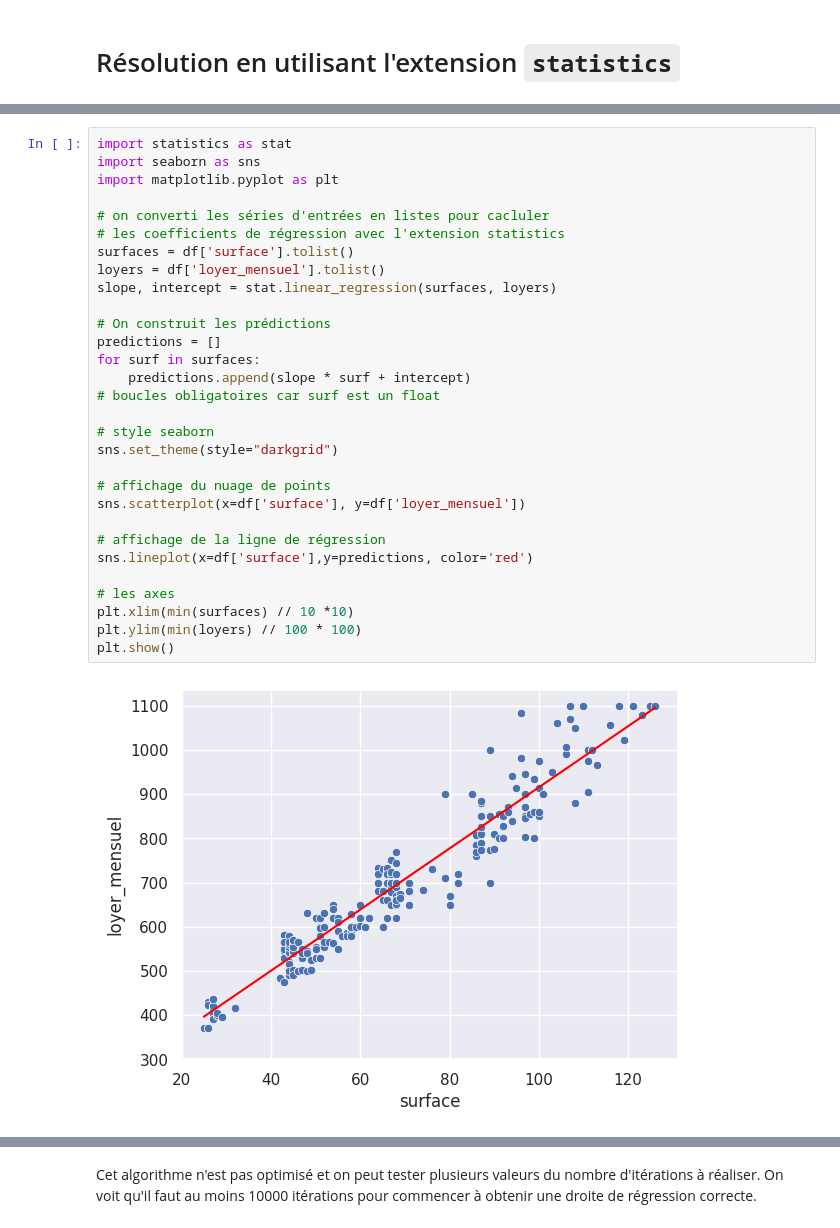
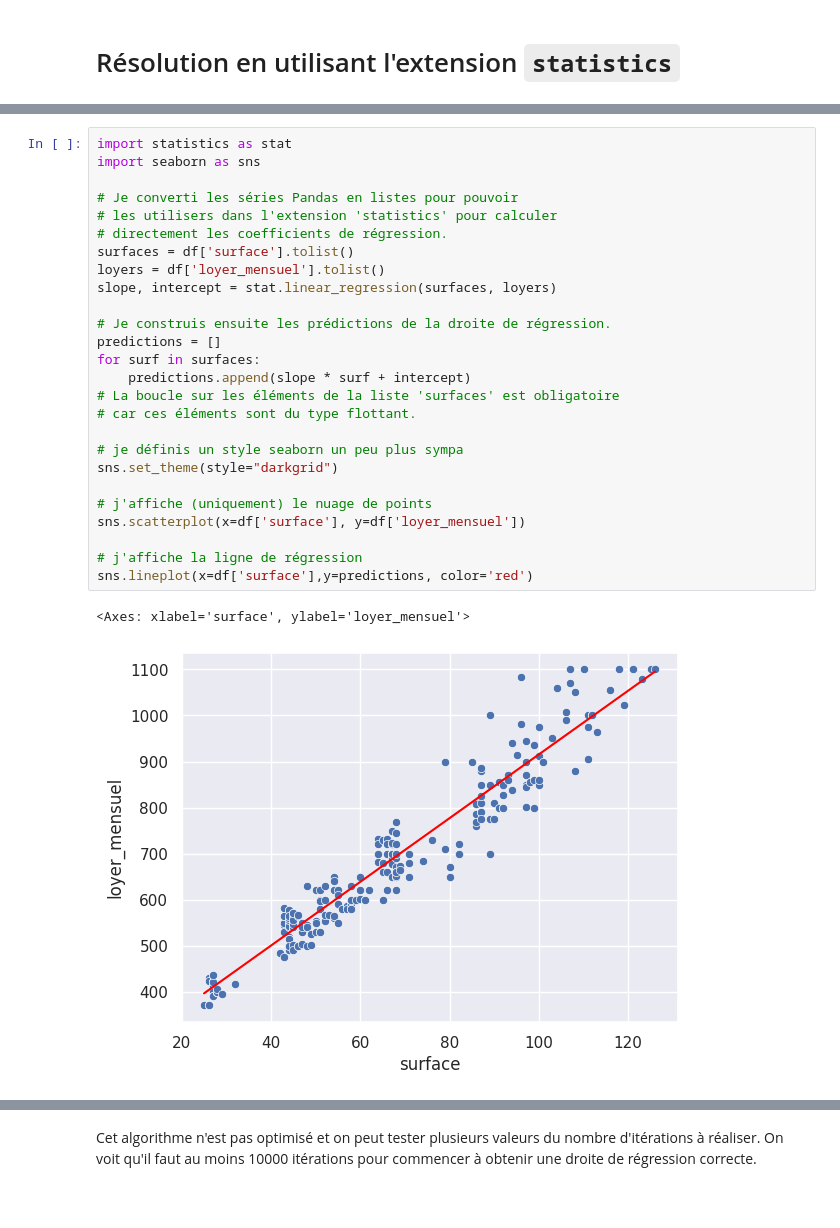
Before and after one commit to mat90hub/python_par_jupyter, a Jupyter notebook: 10_deep_learning/01_intro_neuronal.ipynb, the cells around one changed output, grey strips where cells are left out. Drawn from its saved outputs; the diff is of its cells as text; blank space fills up the shorter version.

```diff
--- a/10_deep_learning/01_intro_neuronal.ipynb
+++ b/10_deep_learning/01_intro_neuronal.ipynb
@@ -65,32 +67,29 @@ Heureusement pour nous, l'extension [statistics](https://docs.python.org/3/libra
 # %%
 import statistics as stat
 import seaborn as sns
-import matplotlib.pyplot as plt
 
-# on converti les séries d'entrées en listes pour cacluler
-# les coefficients de régression avec l'extension statistics
+# Je converti les séries Pandas en listes pour pouvoir
+# les utilisers dans l'extension 'statistics' pour calculer
+# directement les coefficients de régression.
 surfaces = df['surface'].tolist()
 loyers = df['loyer_mensuel'].tolist()
 slope, intercept = stat.linear_regression(surfaces, loyers)
 
-# On construit les prédictions
+# Je construis ensuite les prédictions de la droite de régression.
 predictions = []
 for surf in surfaces:
     predictions.append(slope * surf + intercept)
-# boucles obligatoires car surf est un float
+# La boucle sur les éléments de la liste 'surfaces' est obligatoire
+# car ces éléments sont du type flottant.
 
-# style seaborn
+# je définis un style seaborn un peu plus sympa
 sns.set_theme(style="darkgrid")
 
-# affichage du nuage de points
+# j'affiche (uniquement) le nuage de points
 sns.scatterplot(x=df['surface'], y=df['loyer_mensuel'])
 
-# affichage de la ligne de régression
+# j'affiche la ligne de régression
 sns.lineplot(x=df['surface'],y=predictions, color='red')
-
-# les axes
-plt.xlim(min(surfaces) // 10 *10)
-plt.ylim(min(loyers) // 100 * 100)
-plt.show()
 # %% [output]
+<Axes: xlabel='surface', ylabel='loyer_mensuel'>
-[figure, old version]
+[figure, new version]
```
Also changed, not shown: parts of 26 cells of this notebook, 6 other files.
